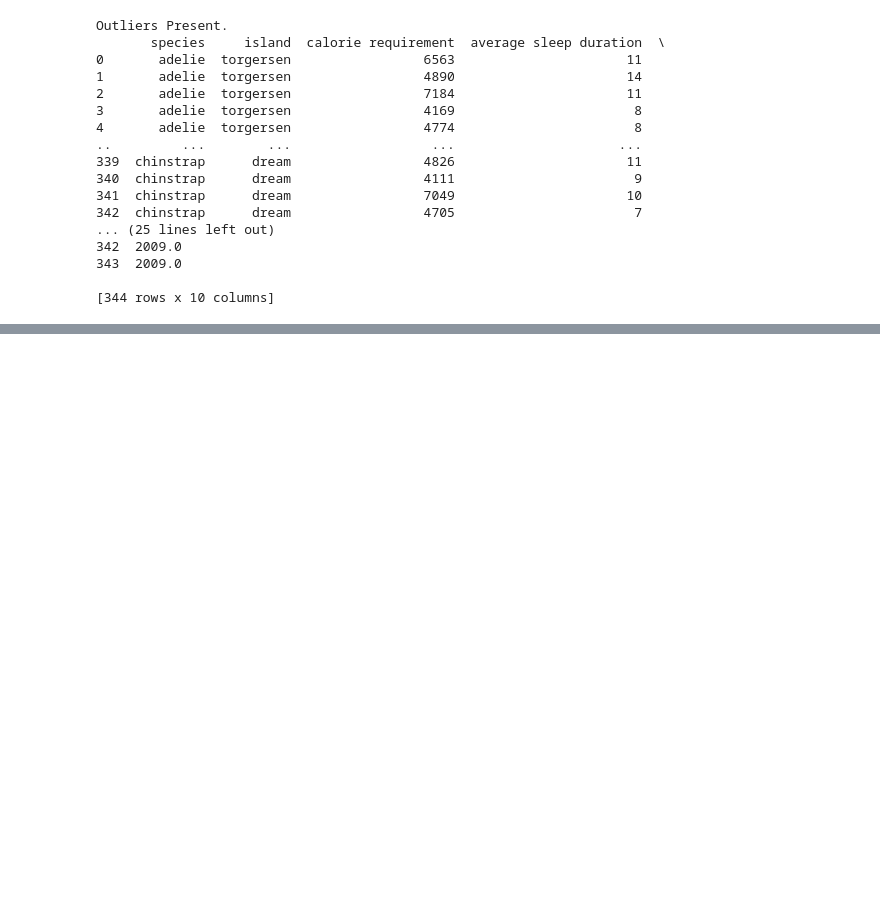
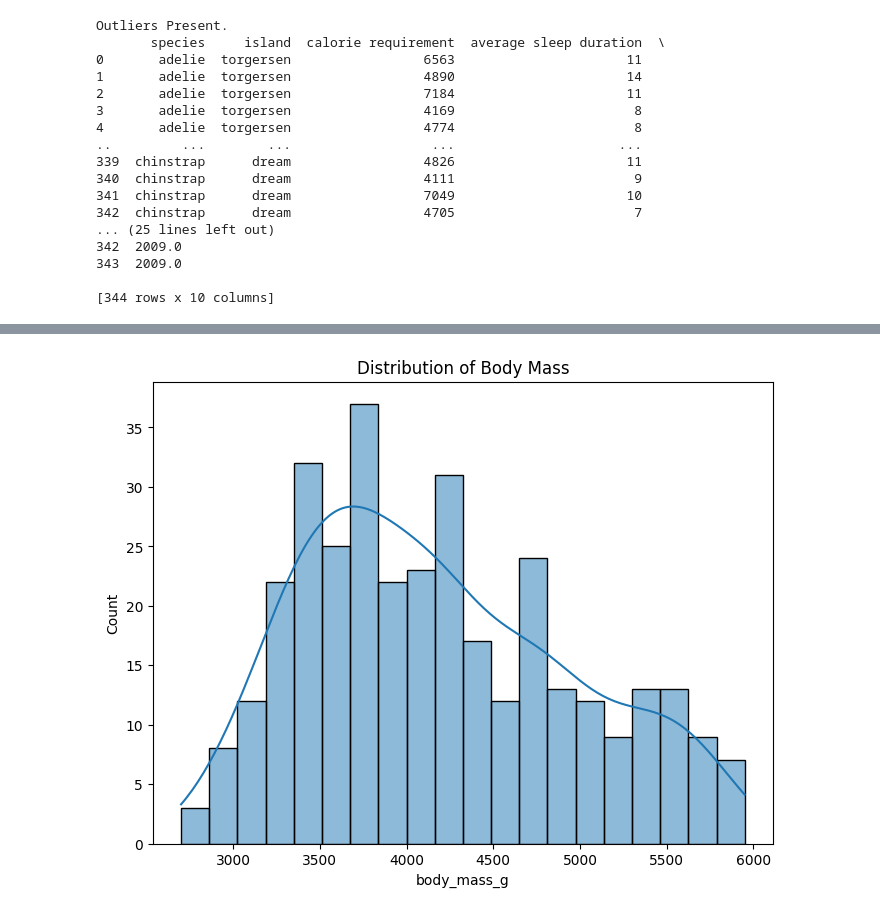
Before and after one commit to abhiiiinair24/ML_Assignment1, a Jupyter notebook: ML_Assignment_1.ipynb, the cells around one changed output, grey strips where cells are left out. Saved outputs shown, nothing was run; the diff lists cells and outputs as text; code cells hidden in the pictures; blank space fills up the shorter version.

```diff
--- a/ML_Assignment_1.ipynb
+++ b/ML_Assignment_1.ipynb
@@ -197,0 +228,10 @@ Outliers Present.
+# %%
+# Used matplotlib.pyplot as plt to plot histplot
+
+plt.figure(figsize=(8, 6))
+# for Line we have used Kernel Density Estimation
+sns.histplot(df["body_mass_g"], kde=True, bins=20)
+plt.title("Distribution of Body Mass")
+plt.show()
+# %% [output]
+[figure, added]
```
Also changed, not shown: parts of 23 cells of this notebook.
